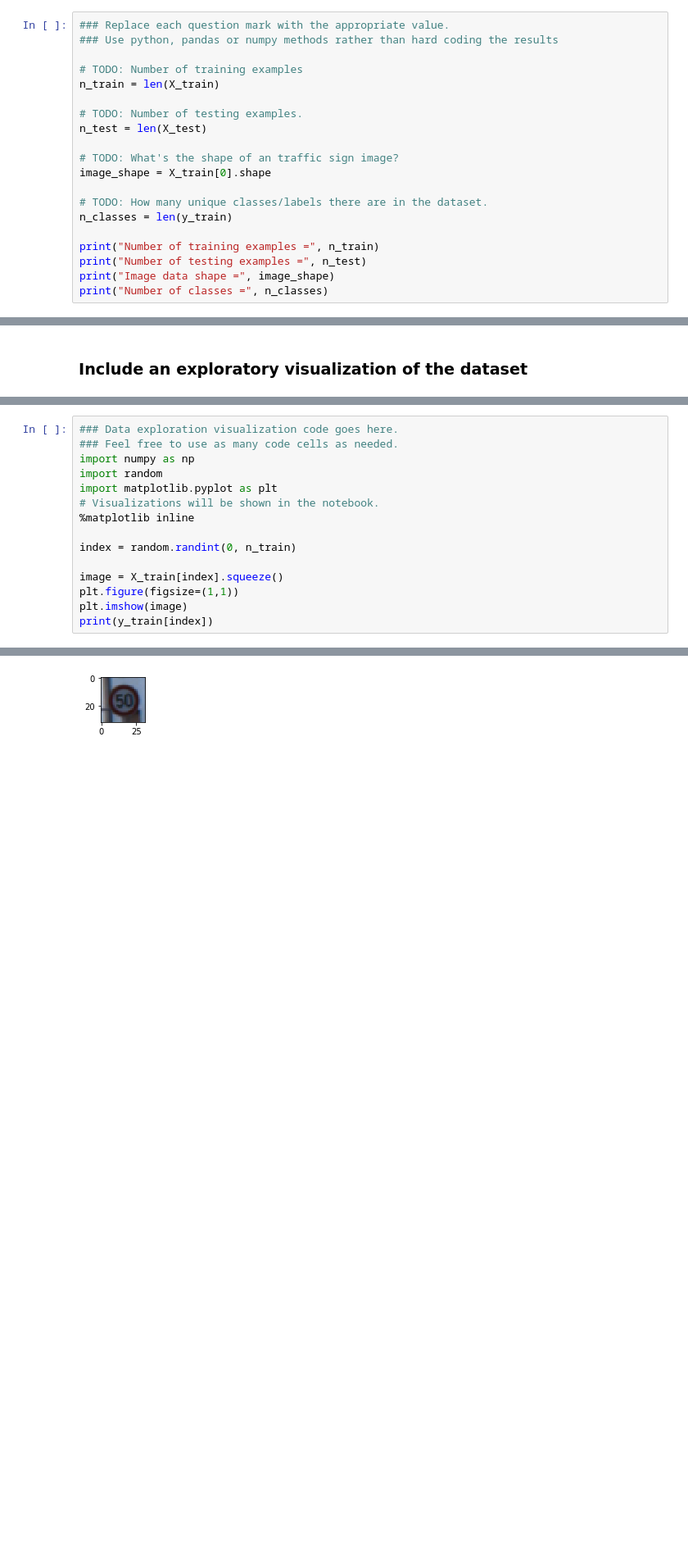
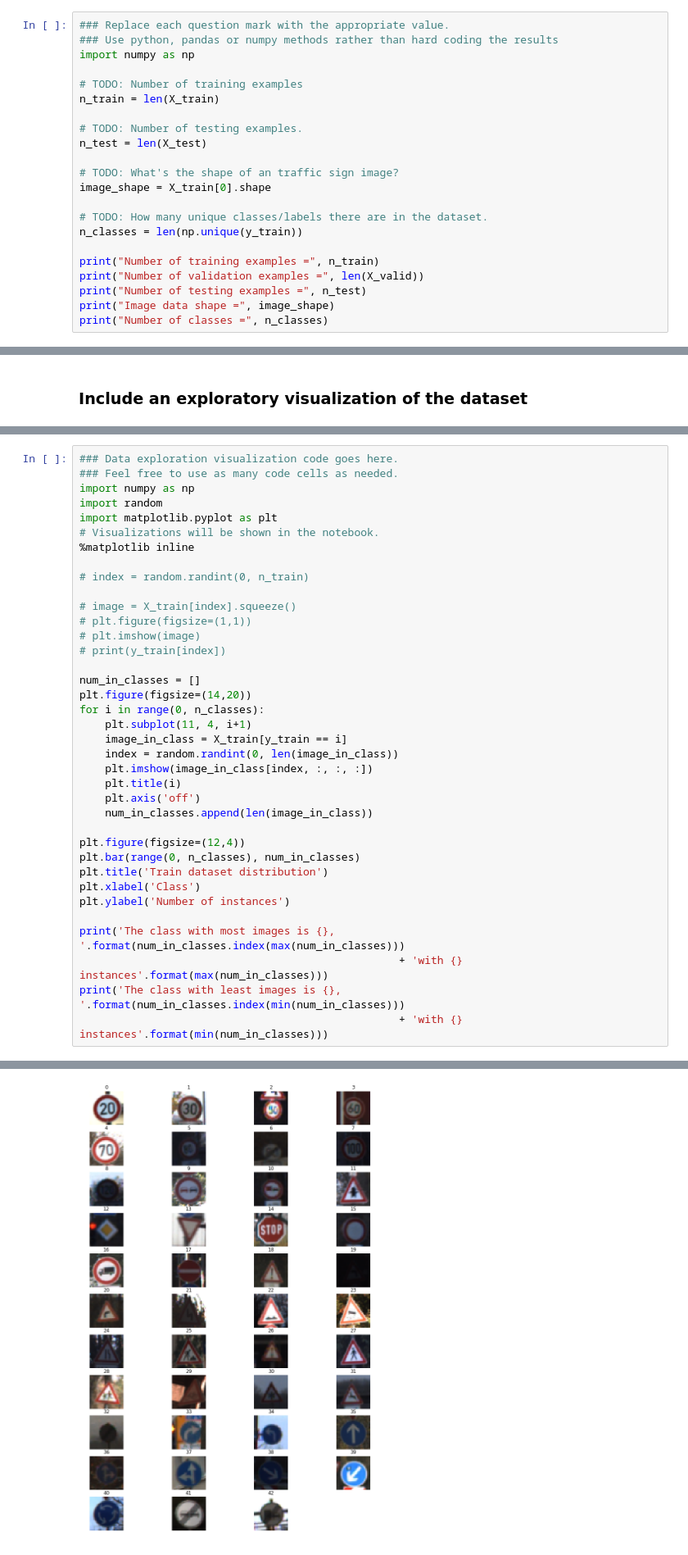
Before and after one commit to frank-xiangyu-liao/Traffic-Sign-Classifier, a Jupyter notebook: Traffic_Sign_Classifier.ipynb, the cells around one changed output, grey strips where cells are left out. Shown at 82% size. Cells and saved outputs as stored; diff of their text form; blank space fills up the shorter version.

Commit message:
Added more exploratory visulation of the dataset

```diff
--- a/Traffic_Sign_Classifier.ipynb
+++ b/Traffic_Sign_Classifier.ipynb
@@ -57,6 +57,7 @@ Complete the basic data summary below. Use python, numpy and/or pandas methods t
 # %%
 ### Replace each question mark with the appropriate value.
 ### Use python, pandas or numpy methods rather than hard coding the results
+import numpy as np
 
 # TODO: Number of training examples
 n_train = len(X_train)
@@ -68,9 +69,10 @@ n_test = len(X_test)
 image_shape = X_train[0].shape
 
 # TODO: How many unique classes/labels there are in the dataset.
-n_classes = len(y_train)
+n_classes = len(np.unique(y_train))
 
 print("Number of training examples =", n_train)
+print("Number of validation examples =", len(X_valid))
 print("Number of testing examples =", n_test)
 print("Image data shape =", image_shape)
 print("Number of classes =", n_classes)
@@ -96,10 +99,32 @@ import matplotlib.pyplot as plt
 # Visualizations will be shown in the notebook.
 %matplotlib inline
 
-index = random.randint(0, n_train)
+# index = random.randint(0, n_train)
 
-image = X_train[index].squeeze()
-plt.figure(figsize=(1,1))
-plt.imshow(image)
-print(y_train[index])
+# image = X_train[index].squeeze()
+# plt.figure(figsize=(1,1))
+# plt.imshow(image)
+# print(y_train[index])
+
+num_in_classes = []
+plt.figure(figsize=(14,20))
+for i in range(0, n_classes):
+    plt.subplot(11, 4, i+1)
+    image_in_class = X_train[y_train == i]
+    index = random.randint(0, len(image_in_class))
+    plt.imshow(image_in_class[index, :, :, :])
+    plt.title(i)
+    plt.axis('off')
+    num_in_classes.append(len(image_in_class))
+
+plt.figure(figsize=(12,4))
+plt.bar(range(0, n_classes), num_in_classes)
+plt.title('Train dataset distribution')
+plt.xlabel('Class')
+plt.ylabel('Number of instances')
+
+print('The class with most images is {}, '.format(num_in_classes.index(max(num_in_classes)))
+                                                  + 'with {} instances'.format(max(num_in_classes)))
+print('The class with least images is {}, '.format(num_in_classes.index(min(num_in_classes)))
+                                                  + 'with {} instances'.format(min(num_in_classes)))
 # %% [output]
@@ -107 +133 @@ print(y_train[index])
-[figure, old version]
+[figure, new version]
```
Also changed, not shown: parts of 3 cells of this notebook.
